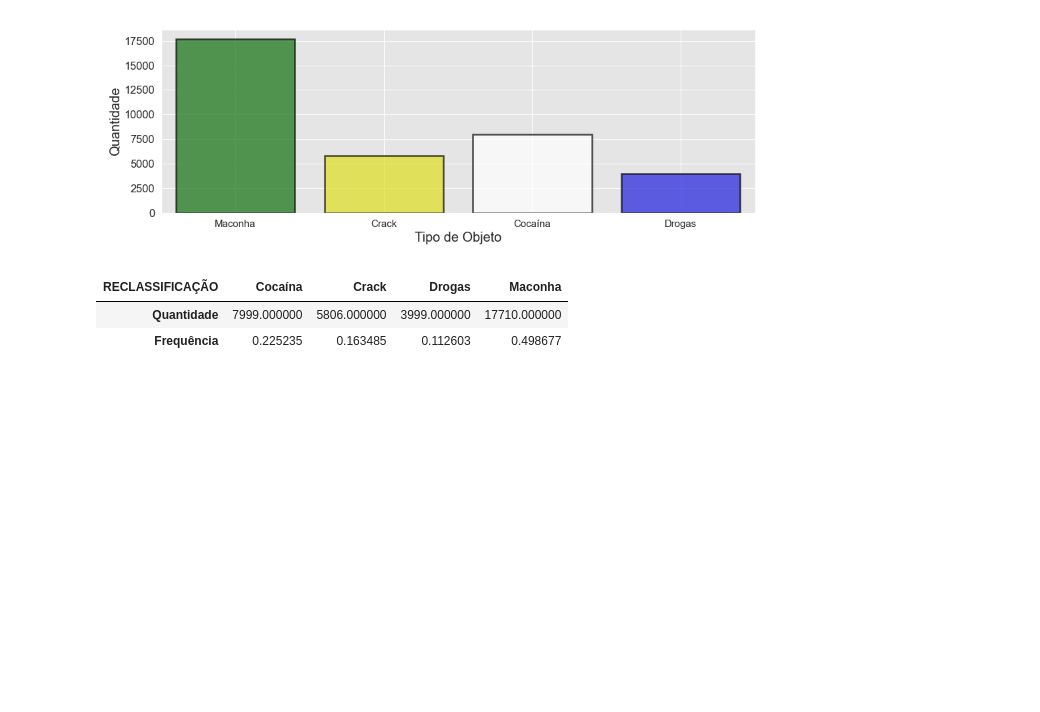
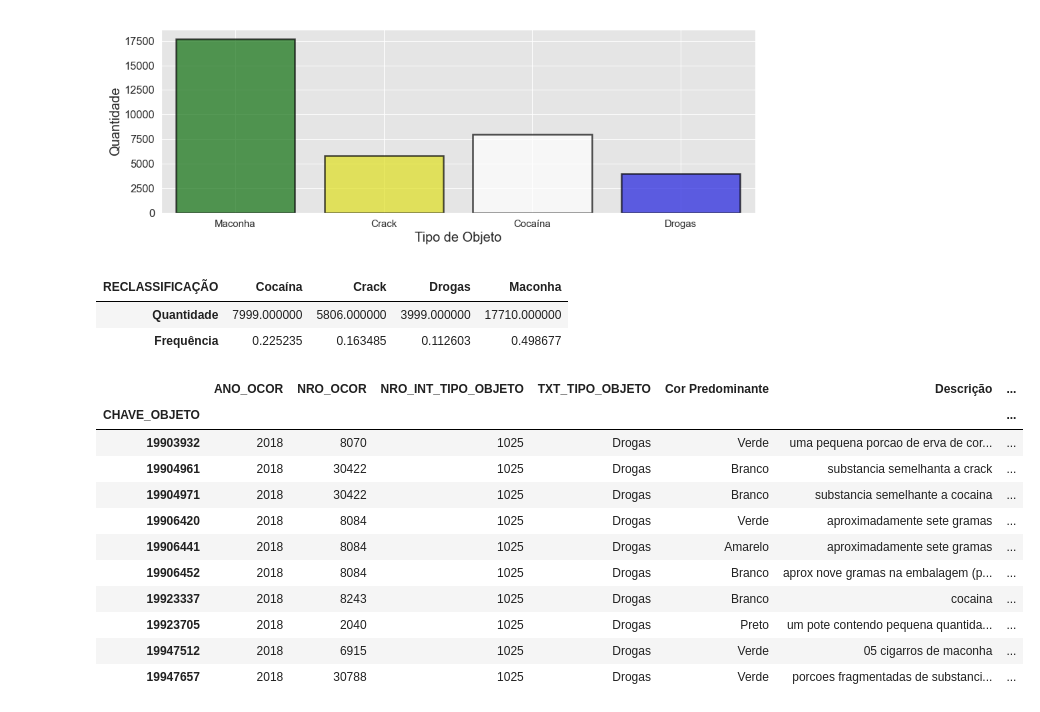
Before and after one commit to giuliannocappellari/Grafos, a Jupyter notebook: Indicadores/Drogas_Reclassificacao.ipynb, the cells around one changed output. Drawn from its saved outputs; the diff is of its cells as text; code cells hidden in the pictures; blank space fills up the shorter version.

```diff
--- a/Indicadores/Drogas_Reclassificacao.ipynb
+++ b/Indicadores/Drogas_Reclassificacao.ipynb
@@ -269,3 +270,18 @@ resultado_final = pd.concat([Drogas, Outras])
 resultado_final['RECLASSIFICAÇÃO'] = resultado_final['RECLASSIFICAÇÃO'].fillna(value=resultado_final.TXT_TIPO_OBJETO)
 # %%
 resultado_final = resultado_final.set_index('CHAVE_OBJETO')
+# %%
+resultado_final.head(10)
+# %% [output]
+|  | ANO_OCOR | NRO_OCOR | NRO_INT_TIPO_OBJETO | TXT_TIPO_OBJETO | Cor Predominante | Descrição | ... |
+| CHAVE_OBJETO |  |  |  |  |  |  | ... |
+| 19903932 | 2018 | 8070 | 1025 | Drogas | Verde | uma pequena porcao de erva de cor... | ... |
+| 19904961 | 2018 | 30422 | 1025 | Drogas | Branco | substancia semelhanta a crack | ... |
+| 19904971 | 2018 | 30422 | 1025 | Drogas | Branco | substancia semelhante a cocaina | ... |
+| 19906420 | 2018 | 8084 | 1025 | Drogas | Verde | aproximadamente sete gramas | ... |
+| 19906441 | 2018 | 8084 | 1025 | Drogas | Amarelo | aproximadamente sete gramas | ... |
+| 19906452 | 2018 | 8084 | 1025 | Drogas | Branco | aprox nove gramas na embalagem (p... | ... |
+| 19923337 | 2018 | 8243 | 1025 | Drogas | Branco | cocaina | ... |
+| 19923705 | 2018 | 2040 | 1025 | Drogas | Preto | um pote contendo pequena quantida... | ... |
+| 19947512 | 2018 | 6915 | 1025 | Drogas | Verde | 05 cigarros de maconha | ... |
+| 19947657 | 2018 | 30788 | 1025 | Drogas | Verde | porcoes fragmentadas de substanci... | ... |
```
Also changed, not shown: parts of 4 cells of this notebook, 1 other file.
